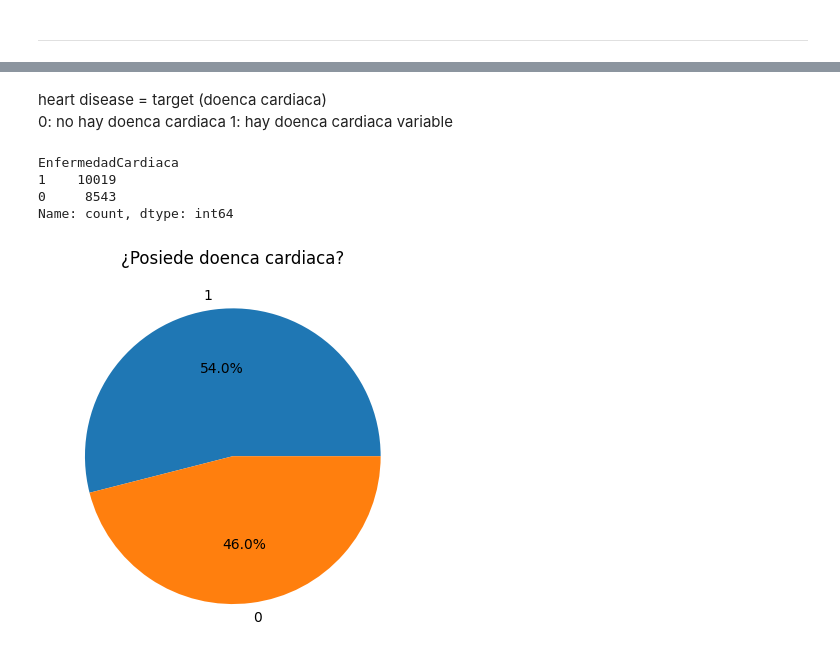
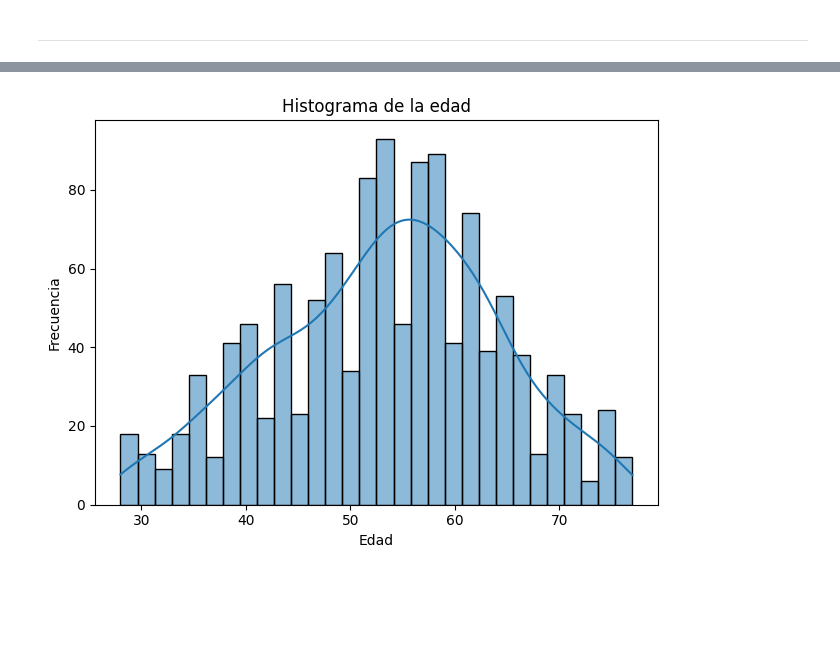
Before and after one commit to fpalvim/ml_model_proj, a Jupyter notebook: init/notebooks/analisis_exploratorio.ipynb, the cells around one changed output, grey strips where cells are left out. Drawn from its saved outputs; the diff is of its cells as text; code cells hidden in the pictures; blank space fills up the shorter version.

```diff
--- a/init/notebooks/analisis_exploratorio.ipynb
+++ b/init/notebooks/analisis_exploratorio.ipynb
@@ -240,12 +48,0 @@ Text(0.5, 1.0, 'Inclinacion ST')
-# %% [markdown]
-heart disease = target (doenca cardiaca)
-0: no hay doenca cardiaca
-1:  hay doenca cardiaca
-variable
-# %%
-data['EnfermedadCardiaca'].value_counts()
-# %% [output]
-EnfermedadCardiaca
-1    10019
-0     8543
-Name: count, dtype: int64
@@ -254,5 +49,8 @@ piechart = data['EnfermedadCardiaca'].value_counts()
-# %%
-plt.pie(piechart.values, labels=piechart.index, autopct='%1.1f%%');
-plt.title("¿Posiede doenca cardiaca?");
-# %% [output]
-[figure, removed]
+# %%
+sns.histplot(data, x='Edad', kde=True, bins=30)
+plt.ylabel('Frecuencia')
+plt.title("Histograma de la edad");
+plt.tight_layout()
+plt.show()
+# %% [output]
+[figure, added]
```
Also changed, not shown: parts of 58 cells of this notebook, 8 other files.
